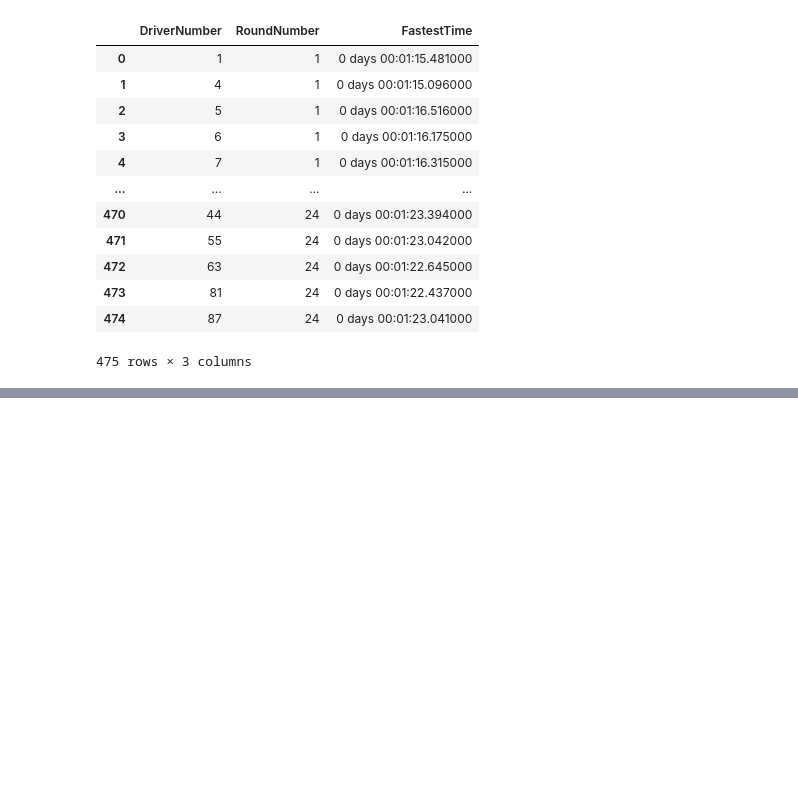
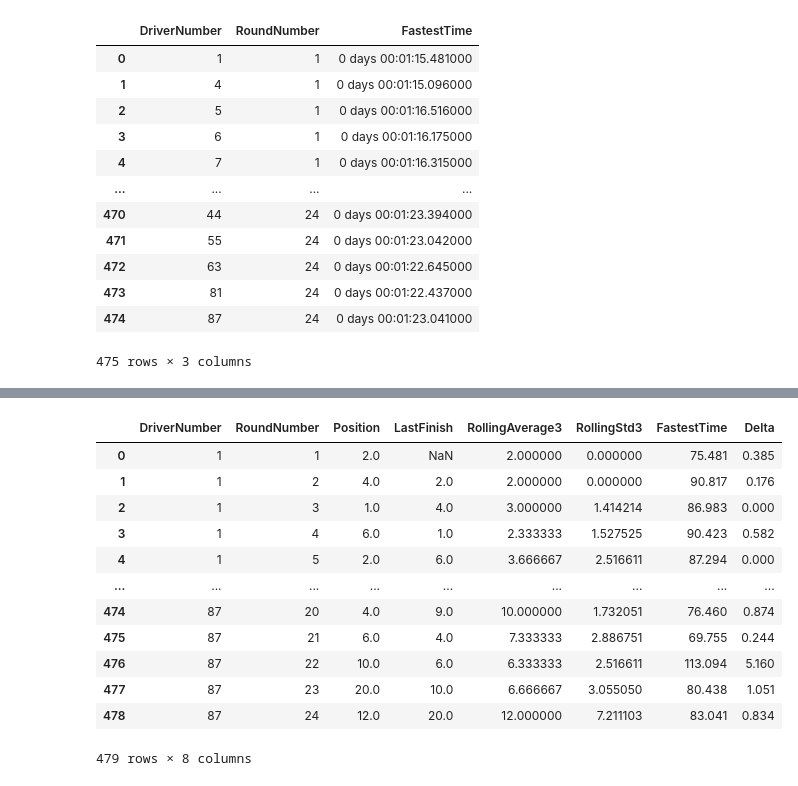
Before and after one commit to jifor/F1-Prediction-Project, a Jupyter notebook: data_testing.ipynb, the cells around one changed output, grey strips where cells are left out. Cells and saved outputs as stored; diff of their text form; code cells hidden in the pictures; blank space fills up the shorter version.

Commit message:
Added quali delta and made csv of 2025 data

```diff
--- a/data_testing.ipynb
+++ b/data_testing.ipynb
@@ -533,0 +734,3 @@ results.to_csv('2025QualTimes.csv')
+# %%
+qual_res = f.add_quali_delta(qual_res)
+qual_res
@@ -533,0 +751,3 @@ results.to_csv('2025QualTimes.csv')
+# %%
+results = f.add_last_finish(results)
+results
@@ -533,0 +768,5 @@ results.to_csv('2025QualTimes.csv')
+# %%
+results = f.add_rolling_3_avg(results)
+# %%
+results = f.add_3_race_consistency(results)
+results
@@ -533,0 +787,19 @@ results.to_csv('2025QualTimes.csv')
+# %%
+import pandas as pd
+
+allresults = pd.merge(results, qual_res, on=['DriverNumber', 'RoundNumber'], how='left')
+allresults
+# %% [output]
+|  | DriverNumber | RoundNumber | Position | LastFinish | RollingAverage3 | RollingStd3 | FastestTime | Delta |
+| 0 | 1 | 1 | 2.0 | NaN | 2.000000 | 0.000000 | 75.481 | 0.385 |
+| 1 | 1 | 2 | 4.0 | 2.0 | 2.000000 | 0.000000 | 90.817 | 0.176 |
+| 2 | 1 | 3 | 1.0 | 4.0 | 3.000000 | 1.414214 | 86.983 | 0.000 |
+| 3 | 1 | 4 | 6.0 | 1.0 | 2.333333 | 1.527525 | 90.423 | 0.582 |
+| 4 | 1 | 5 | 2.0 | 6.0 | 3.666667 | 2.516611 | 87.294 | 0.000 |
+| ... | ... | ... | ... | ... | ... | ... | ... | ... |
+| 474 | 87 | 20 | 4.0 | 9.0 | 10.000000 | 1.732051 | 76.460 | 0.874 |
+| 475 | 87 | 21 | 6.0 | 4.0 | 7.333333 | 2.886751 | 69.755 | 0.244 |
+| 476 | 87 | 22 | 10.0 | 6.0 | 6.333333 | 2.516611 | 113.094 | 5.160 |
+| 477 | 87 | 23 | 20.0 | 10.0 | 6.666667 | 3.055050 | 80.438 | 1.051 |
+| 478 | 87 | 24 | 12.0 | 20.0 | 12.000000 | 7.211103 | 83.041 | 0.834 |
+479 rows × 8 columns
```
Also changed, not shown: parts of 16 cells of this notebook, 3 other files.
